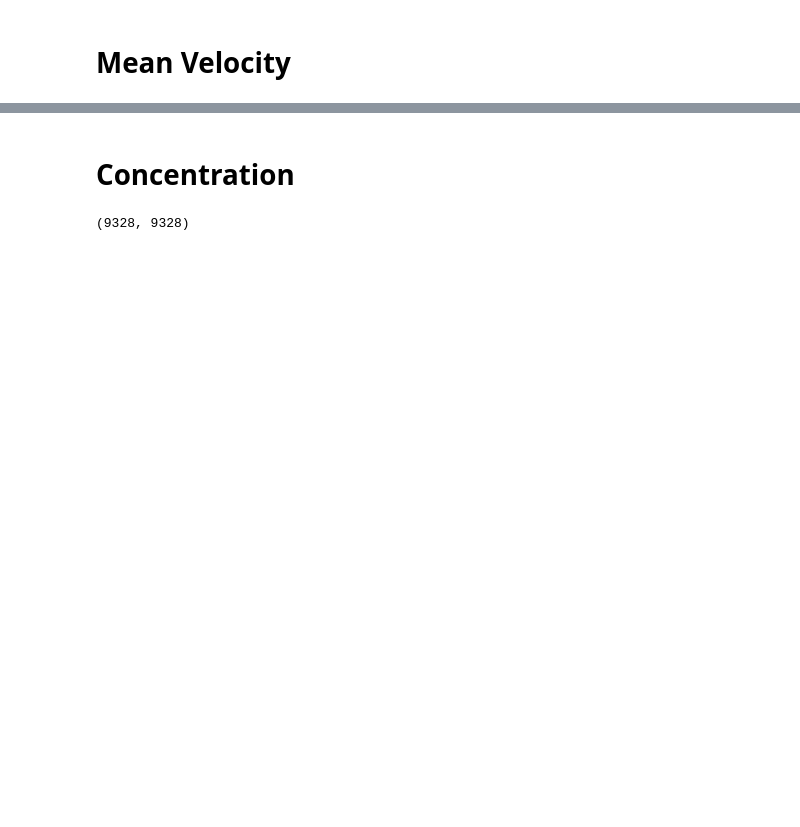
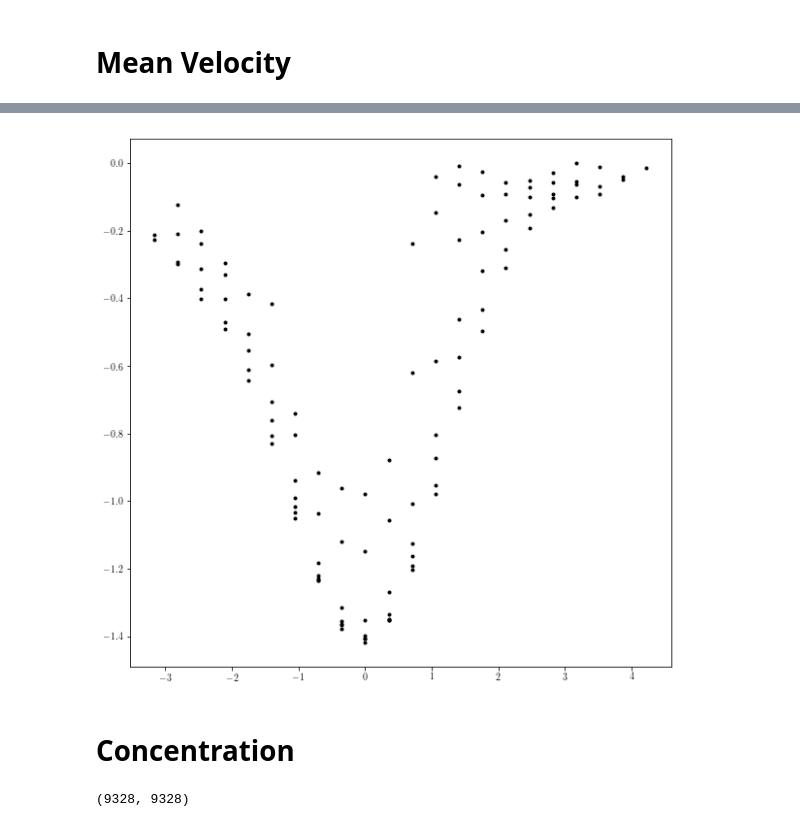
Before and after one commit to ajpetersen25/PLPlumes, a Jupyter notebook: Code/whole_plume_profiles.ipynb, the cells around one changed output, grey strips where cells are left out. Cells and saved outputs as stored; diff of their text form; code cells hidden in the pictures; blank space fills up the shorter version.

```diff
--- a/Code/whole_plume_profiles.ipynb
+++ b/Code/whole_plume_profiles.ipynb
@@ -95,3 +173,12 @@ plt.ylim(70,0);
+# %%
+z_vel_profs = [5,10,18,25,40,50,57,64,70]
+d_from_c = (np.arange(0,W_mean.shape[0])-23)*dx/cal/D_0
+# %%
+f,ax = plt.subplots(figsize=(10,10))
+for z in z_vel_profs:
+    ax.plot(d_from_c,-W_mean[:,z]/cal/deltat,'k.')
+# %% [output]
+[figure, added]
 # %% [markdown]
 # Concentration
 # %%
```
Also changed, not shown: parts of 24 cells of this notebook.
